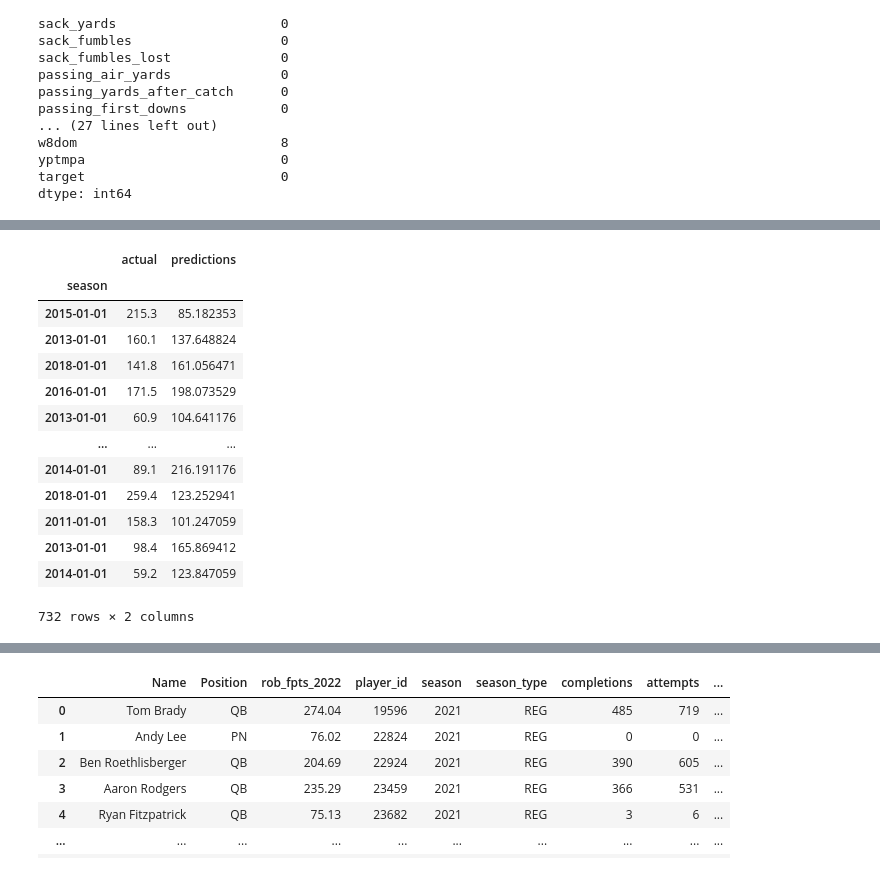
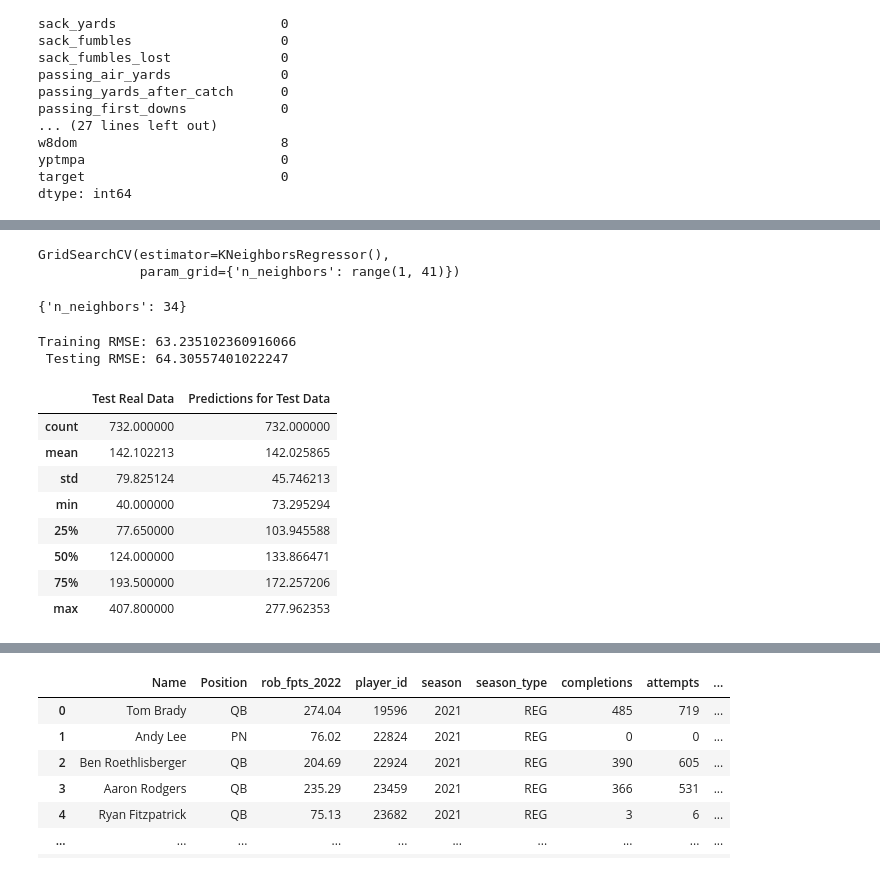
Before and after one commit to robertburry/Open-Sports-Data-NFL, a Jupyter notebook: Scripts/Testing Model Stuff/KNN_Fpts_modelling.ipynb, the cells around one changed output, grey strips where cells are left out. Cells and saved outputs as stored; diff of their text form; code cells hidden in the pictures.

Commit message:
Made a Weighted KNN that uses grids as well

```diff
--- a/Scripts/Testing Model Stuff/KNN_Fpts_modelling.ipynb
+++ b/Scripts/Testing Model Stuff/KNN_Fpts_modelling.ipynb
@@ -104,2 +107,0 @@ knn_model = KNeighborsRegressor(n_neighbors=34)
-# %%
-knn_model.fit(X_train, y_train)
@@ -136,0 +108,11 @@ Name: target, Length: 2439, dtype: float64
+# %%
+parameters = {"n_neighbors": range(1, 41)}
+gridsearch = GridSearchCV(KNeighborsRegressor(), parameters)
+gridsearch.fit(X_train, y_train)
+# %% [output]
+GridSearchCV(estimator=KNeighborsRegressor(),
+             param_grid={'n_neighbors': range(1, 41)})
+# %%
+gridsearch.best_params_
+# %% [output]
+{'n_neighbors': 34}
@@ -137,20 +126,20 @@ Name: target, Length: 2439, dtype: float64
+# %%
+print(f'Training RMSE: {train_rmse}\n Testing RMSE: {test_rmse}')
+# %% [output]
+Training RMSE: 63.235102360916066
+ Testing RMSE: 64.30557401022247
 # %%
-combined = pd.concat([y_test, pd.Series(test_preds, index=y_test.index)], axis=1)
-combined.columns = ["actual", "predictions"]
+combined = pd.concat([y_test, pd.Series(test_preds_grid, index=y_test.index)], axis=1)
+combined.columns = ["Test Real Data", "Predictions for Test Data"]
 # %%
-combined
+combined.describe()
 # %% [output]
-|  | actual | predictions |
-| season |  |  |
-| 2015-01-01 | 215.3 | 85.182353 |
-| 2013-01-01 | 160.1 | 137.648824 |
-| 2018-01-01 | 141.8 | 161.056471 |
-| 2016-01-01 | 171.5 | 198.073529 |
-| 2013-01-01 | 60.9 | 104.641176 |
-| ... | ... | ... |
-| 2014-01-01 | 89.1 | 216.191176 |
-| 2018-01-01 | 259.4 | 123.252941 |
-| 2011-01-01 | 158.3 | 101.247059 |
-| 2013-01-01 | 98.4 | 165.869412 |
-| 2014-01-01 | 59.2 | 123.847059 |
+|  | Test Real Data | Predictions for Test Data |
+| count | 732.000000 | 732.000000 |
+| mean | 142.102213 | 142.025865 |
+| std | 79.825124 | 45.746213 |
+| min | 40.000000 | 73.295294 |
+| 25% | 77.650000 | 103.945588 |
+| 50% | 124.000000 | 133.866471 |
+| 75% | 193.500000 | 172.257206 |
+| max | 407.800000 | 277.962353 |
-732 rows × 2 columns
```
Also changed, not shown: parts of 49 cells of this notebook, 5 other files.
